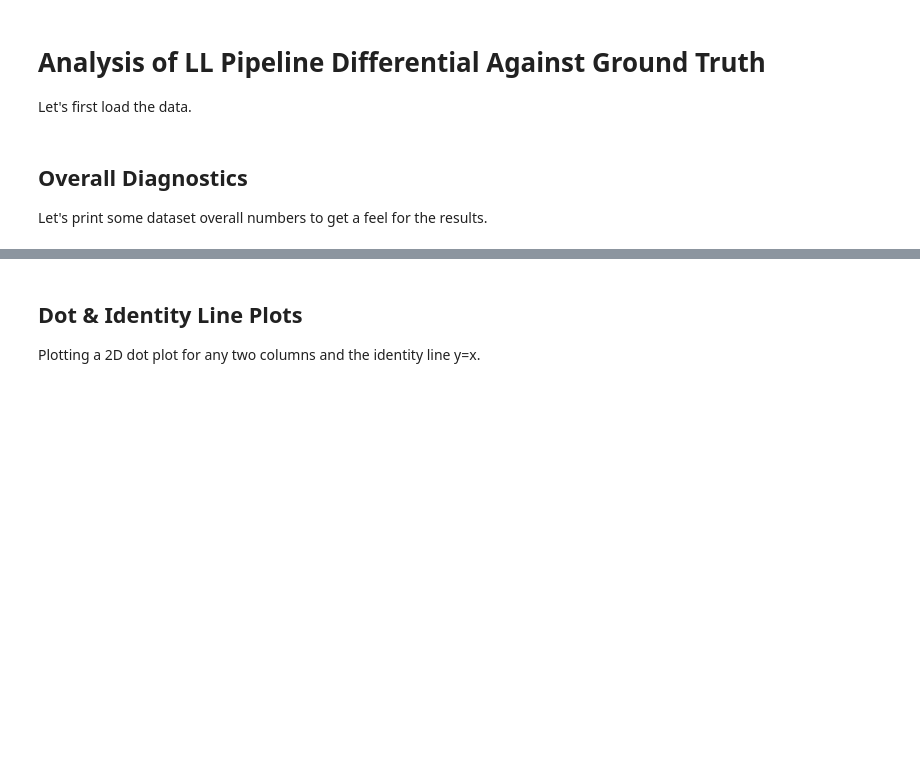
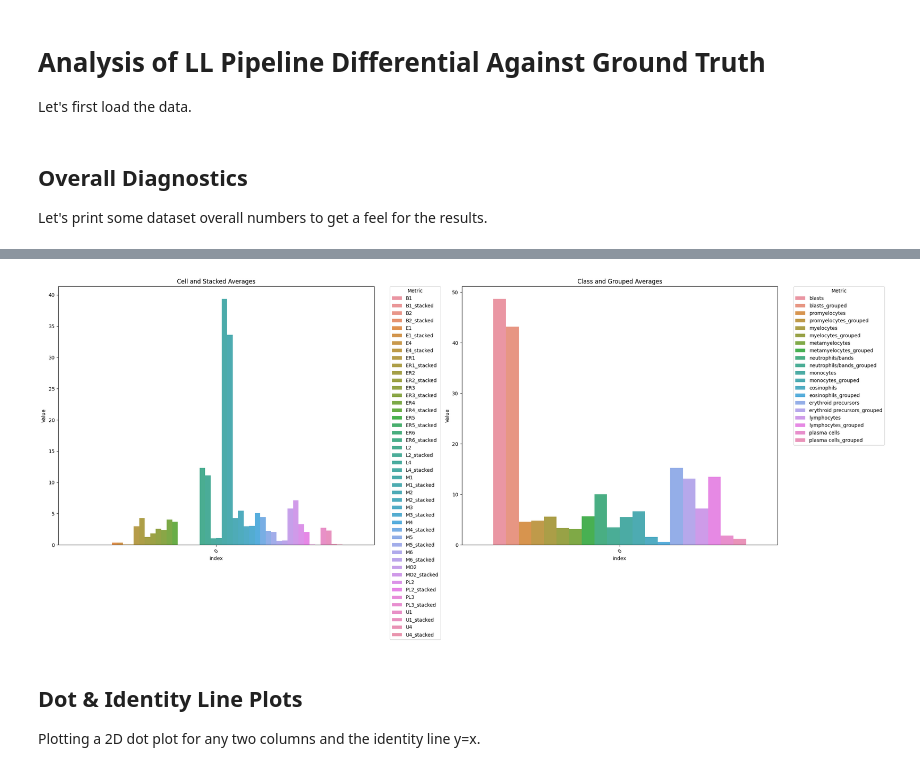
Before and after one commit to neoyinzhanghan/LeukoLocator, a Jupyter notebook: scripts/BMA/analyse_differential.ipynb, the cells around one changed output, grey strips where cells are left out. Saved outputs shown, nothing was run; the diff lists cells and outputs as text; code cells hidden in the pictures; blank space fills up the shorter version.

```diff
--- a/scripts/BMA/analyse_differential.ipynb
+++ b/scripts/BMA/analyse_differential.ipynb
@@ -10,3 +11,93 @@ df = pd.read_csv(data_path)
 # %% [markdown]
 ## Overall Diagnostics
 Let's print some dataset overall numbers to get a feel for the results.
+# %%
+import pandas as pd
+import seaborn as sns
+import matplotlib.pyplot as plt
+
+# Assuming df, cellnames, and BMA_final_classes are already defined
+
+# new_cellnames is cellnames removing ["B1", "B2", "ER5", "ER6", "PL2", "PL3", "U1", "U4"]
+new_cellnames = [cellname for cellname in cellnames if cellname not in ["B1", "B2", "ER5", "ER6", "PL2", "PL3", "U1", "U4"]]
+
+# sum all the cellname_count columns for each row where cellname in cellnames
+df['total_count'] = df[[cellname + '_count' for cellname in new_cellnames]].sum(axis=1)
+
+# print the average of the total_count column
+print(f"Total count average: {df['total_count'].mean()}")
+
+# for each cellname in the cellnames list, get the average across all rows for that cellname and print it
+for cellname in cellnames:
+    print(f"{cellname} average: {df[cellname].mean()}")
+    print(f"{cellname} std: {df[cellname].std()}")
+    print(f"{cellname} median: {df[cellname].median()}")
+
+    print(f"{cellname} stacked average: {df[cellname + '_stacked'].mean()}")
+    print(f"{cellname} stacked std: {df[cellname + '_stacked'].std()}")
+    print(f"{cellname} stacked median: {df[cellname + '_stacked'].median()}")
+
+    if cellname in ["B1", "B2", "ER5", "ER6", "PL2", "PL3", "U1", "U4"]:
+        continue
+
+    print(f"{cellname} count average: {df[cellname + '_count'].mean()}")
+    print(f"{cellname} count std: {df[cellname + '_count'].std()}")
+    print(f"{cellname} count median: {df[cellname + '_count'].median()}")
+
+# for each class in the BMA_final_classes list, get the average across all rows for that class and print it
+for class_ in BMA_final_classes:
+    if class_ == "blast-equivalents":
+        continue
+
+    print(f"{class_} average: {df[(class_ + '_grouped')].mean()}")
+    print(f"{class_} std: {df[(class_ + '_grouped')].std()}")
+    print(f"{class_} median: {df[(class_ + '_grouped')].median()}")
+
+    print(f"{class_} ground truth average: {df[class_].mean()}")
+    print(f"{class_} ground truth std: {df[class_].std()}")
+    print(f"{class_} ground truth median: {df[class_].median()}")
+
+    print(f"{class_} count average: {df[(class_ + '_grouped_count')].mean()}")
+    print(f"{class_} count std: {df[(class_ + '_grouped_count')].std()}")
+    print(f"{class_} count median: {df[(class_ + '_grouped_count')].median()}")
+
+
+# remove blast_equivalents from the BMA_final_classes list
+if "blast-equivalents" in BMA_final_classes:
+    BMA_final_classes.remove("blast-equivalents")
+
+# Prepare data for plotting
+cell_averages = pd.DataFrame([{cellname: df[cellname].mean() for cellname in cellnames}])
+cell_stacked_averages = pd.DataFrame([{cellname + '_stacked': df[cellname + '_stacked'].mean() for cellname in cellnames}])
+
+class_averages = pd.DataFrame([{class_: df[class_].mean() for class_ in BMA_final_classes}])
+class_grouped_averages = pd.DataFrame([{class_ + '_grouped': df[class_ + '_grouped'].mean() for class_ in BMA_final_classes}])
+
+# Convert DataFrames to long format and alternate related metrics
+cell_data = pd.concat([cell_averages, cell_stacked_averages], axis=1).reset_index().melt(id_vars='index', var_name='Metric', value_name='Value')
+class_data = pd.concat([class_averages, class_grouped_averages], axis=1).reset_index().melt(id_vars='index', var_name='Metric', value_name='Value')
+
+# Ensure metrics are ordered correctly for side by side plotting
+cell_data['Metric'] = pd.Categorical(cell_data['Metric'], [name for pair in zip(cell_averages.columns, cell_stacked_averages.columns) for name in pair])
+cell_data.sort_values('Metric', inplace=True)
+
+class_data['Metric'] = pd.Categorical(class_data['Metric'], [name for pair in zip(class_averages.columns, class_grouped_averages.columns) for name in pair])
+class_data.sort_values('Metric', inplace=True)
+
+# Plotting with a larger figure size
+plt.figure(figsize=(24, 10))  # Increased figure size
+plt.subplot(121)
+sns.barplot(data=cell_data, x='index', y='Value', hue='Metric')
+plt.title('Cell and Stacked Averages')
+plt.xticks(rotation=45)
+plt.legend(title='Metric', bbox_to_anchor=(1.05, 1), loc='upper left', borderaxespad=0.)
+
+plt.subplot(122)
+sns.barplot(data=class_data, x='index', y='Value', hue='Metric')
+plt.title('Class and Grouped Averages')
+plt.xticks(rotation=45)
+plt.legend(title='Metric', bbox_to_anchor=(1.05, 1), loc='upper left', borderaxespad=0.)
+
+plt.tight_layout()  # Adjust layout to make room for larger figures
+plt.show()
+# %% [output]
@@ -13,3 +121,4 @@ Let's print some dataset overall numbers to get a feel for the results.
+[figure, added]
 # %% [markdown]
 ## Dot & Identity Line Plots
 Plotting a 2D dot plot for any two columns and the identity line y=x.
```
Also changed, not shown: parts of 5 cells of this notebook, 6 other files.
